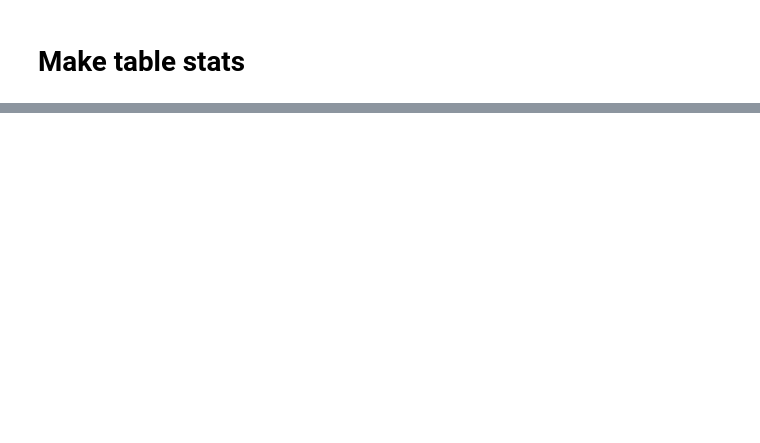
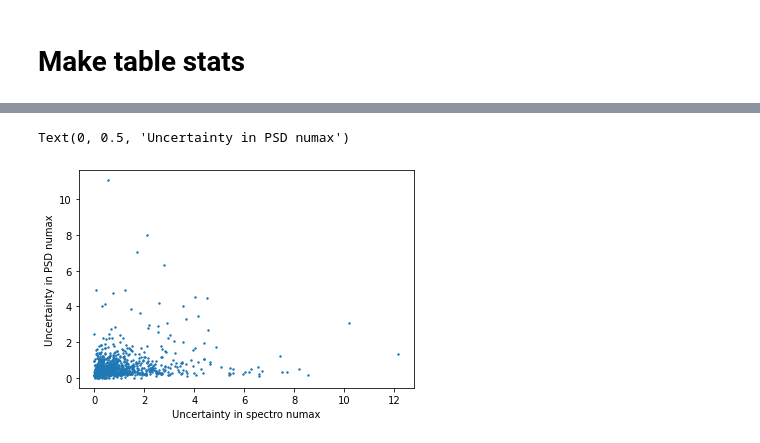
Before and after one commit to amaliestokholm/Backgroundtools, a Jupyter notebook: Table stats.ipynb, the cells around one changed output, grey strips where cells are left out. Saved outputs shown, nothing was run; the diff lists cells and outputs as text; code cells hidden in the pictures; blank space fills up the shorter version.

```diff
--- a/Table stats.ipynb
+++ b/Table stats.ipynb
@@ -214,0 +232,7 @@ pdf.close()
+# %%
+scatters = plt.scatter(jointable['error_numax'], jointable['error_numax_psd'], s=2)
+plt.xlabel('Uncertainty in spectro numax')
+plt.ylabel('Uncertainty in PSD numax')
+# %% [output]
+Text(0, 0.5, 'Uncertainty in PSD numax')
+[figure, added]
```
Also changed, not shown: parts of 20 cells of this notebook.
